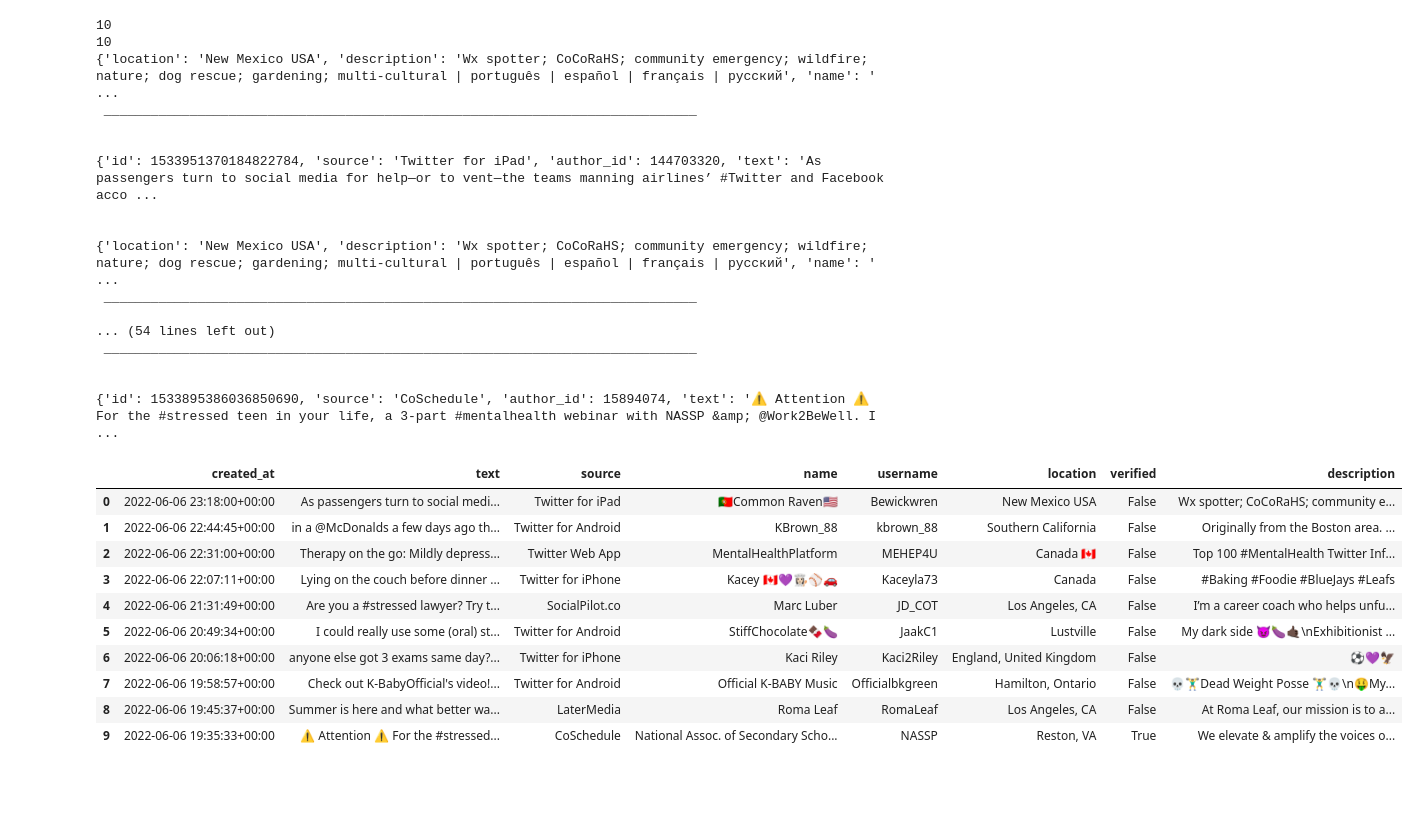
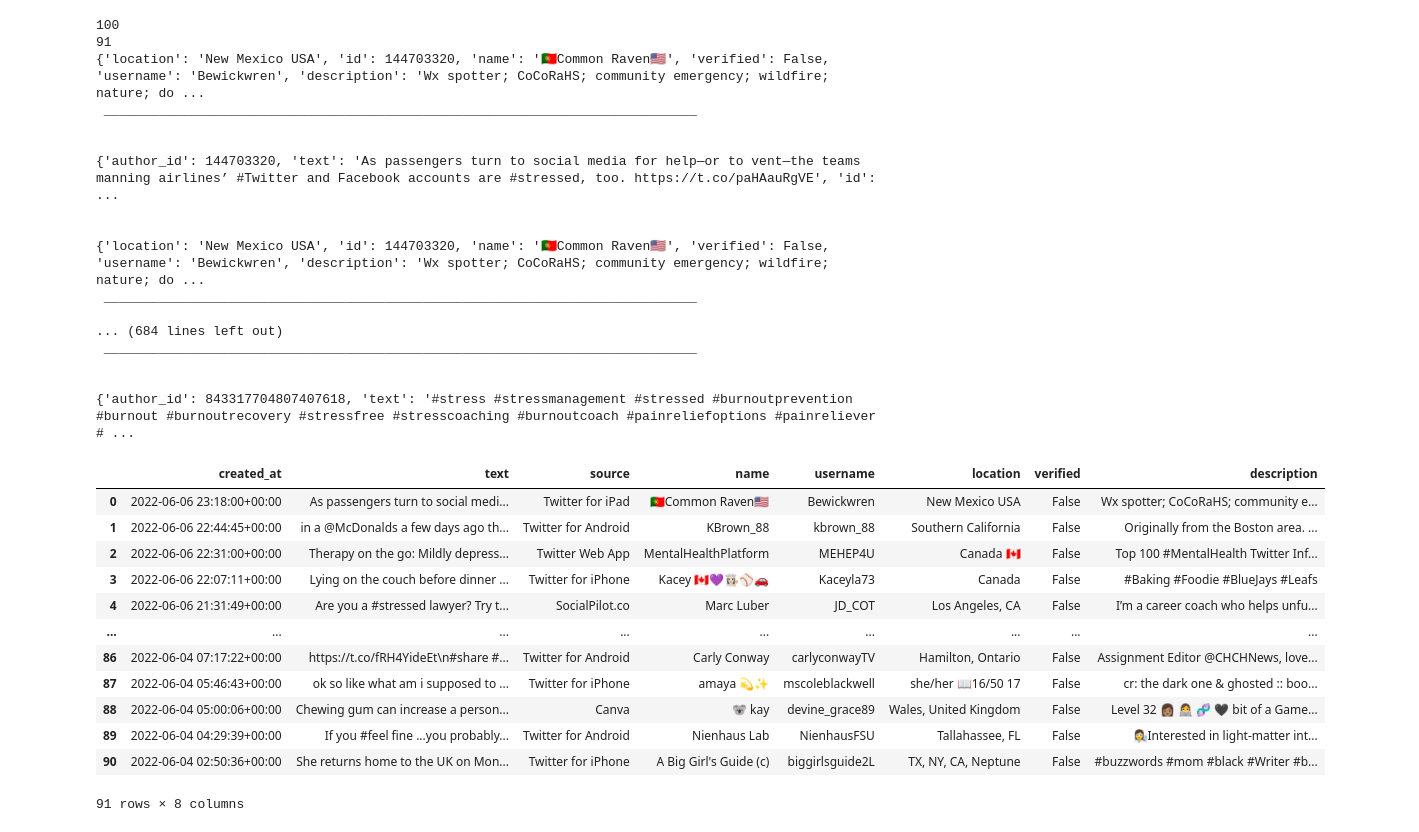
Before and after one commit to kclaudeeager/Natural-Language-Processing-to-Understand-Peer-Reactions-to-Expressions-of-Stress, a Jupyter notebook: main.ipynb, the cells around one changed output. Cells and saved outputs as stored; diff of their text form; code cells hidden in the pictures; blank space fills up the shorter version.

Commit message:
returning 100 data

```diff
--- a/main.ipynb
+++ b/main.ipynb
@@ -19,7 +19,7 @@ tweets = client.search_recent_tweets(query=query,
                                      end_time=end_time,
                                      tweet_fields = ["created_at", "text", "source"],
                                      user_fields = ["name", "username", "location", "verified", "description"],
-                                     max_results = 10,
+                                     max_results = 100,
                                      expansions='author_id'
                                      )
 # tweet specific info
@@ -39,57 +39,59 @@ for tweet in tweets.data:
 # first_tweet = tweets.data[0]
 # dict(first_tweet)
 # %% [output]
-10
-10
-{'location': 'New Mexico USA', 'description': 'Wx spotter; CoCoRaHS; community emergency; wildfire; nature; dog rescue; gardening; multi-cultural | português | español | français | русский', 'name': ' ...
+100
+91
+{'location': 'New Mexico USA', 'id': 144703320, 'name': '🇵🇹Common Raven🇺🇸', 'verified': False, 'username': 'Bewickwren', 'description': 'Wx spotter; CoCoRaHS; community emergency; wildfire; nature; do ...
  ____________________________________________________________________________
 
 
-{'id': 1533951370184822784, 'source': 'Twitter for iPad', 'author_id': 144703320, 'text': 'As passengers turn to social media for help—or to vent—the teams manning airlines’ #Twitter and Facebook acco ...
+{'author_id': 144703320, 'text': 'As passengers turn to social media for help—or to vent—the teams manning airlines’ #Twitter and Facebook accounts are #stressed, too. https://t.co/paHAauRgVE', 'id':  ...
 
 
-{'location': 'New Mexico USA', 'description': 'Wx spotter; CoCoRaHS; community emergency; wildfire; nature; dog rescue; gardening; multi-cultural | português | español | français | русский', 'name': ' ...
+{'location': 'New Mexico USA', 'id': 144703320, 'name': '🇵🇹Common Raven🇺🇸', 'verified': False, 'username': 'Bewickwren', 'description': 'Wx spotter; CoCoRaHS; community emergency; wildfire; nature; do ...
  ____________________________________________________________________________
 
-... (54 lines left out)
+... (684 lines left out)
  ____________________________________________________________________________
 
 
-{'id': 1533895386036850690, 'source': 'CoSchedule', 'author_id': 15894074, 'text': '⚠️ Attention ⚠️ For the #stressed teen in your life, a 3-part #mentalhealth webinar with NASSP &amp; @Work2BeWell. I ...
+{'author_id': 843317704807407618, 'text': '#stress #stressmanagement #stressed #burnoutprevention #burnout #burnoutrecovery #stressfree #stresscoaching #burnoutcoach #painreliefoptions #painreliever # ...
 # %%
 # import the pandas library
 import pandas as pd
 
 # create a list of records
 tweet_info_ls = []
 
 # iterate over each tweet and corresponding user details
 for tweet, user in zip(tweets.data, tweets.includes['users']):
     tweet_info = {
         'created_at': tweet.created_at,
         'text': tweet.text,
         'source': tweet.source,
         'name': user.name,
         'username': user.username,
         'location': user.location,
         'verified': user.verified,
         'description': user.description
     }
     tweet_info_ls.append(tweet_info)
 
 # create dataframe from the extracted records
 tweets_df = pd.DataFrame(tweet_info_ls)
 # display the dataframe
-tweets_df.head(10)
+tweets_df.head(100)
 # %% [output]
 |  | created_at | text | source | name | username | location | verified | description |
 | 0 | 2022-06-06 23:18:00+00:00 | As passengers turn to social medi... | Twitter for iPad | 🇵🇹Common Raven🇺🇸 | Bewickwren | New Mexico USA | False | Wx spotter; CoCoRaHS; community e... |
 | 1 | 2022-06-06 22:44:45+00:00 | in a @McDonalds a few days ago th... | Twitter for Android | KBrown_88 | kbrown_88 | Southern California | False | Originally from the Boston area. ... |
 | 2 | 2022-06-06 22:31:00+00:00 | Therapy on the go: Mildly depress... | Twitter Web App | MentalHealthPlatform | MEHEP4U | Canada 🇨🇦 | False | Top 100 #MentalHealth Twitter Inf... |
 | 3 | 2022-06-06 22:07:11+00:00 | Lying on the couch before dinner ... | Twitter for iPhone | Kacey 🇨🇦💜👩🏻‍🍳⚾️🚗 | Kaceyla73 | Canada | False | #Baking #Foodie #BlueJays #Leafs |
 | 4 | 2022-06-06 21:31:49+00:00 | Are you a #stressed lawyer? Try t... | SocialPilot.co | Marc Luber | JD_COT | Los Angeles, CA | False | I’m a career coach who helps unfu... |
-| 5 | 2022-06-06 20:49:34+00:00 | I could really use some (oral) st... | Twitter for Android | StiffChocolate🍫🍆 | JaakC1 | Lustville | False | My dark side 😈🍆🤙🏿\nExhibitionist ... |
-| 6 | 2022-06-06 20:06:18+00:00 | anyone else got 3 exams same day?... | Twitter for iPhone | Kaci Riley | Kaci2Riley | England, United Kingdom | False | ⚽️💜🦅 |
-| 7 | 2022-06-06 19:58:57+00:00 | Check out K-BabyOfficial's video!... | Twitter for Android | Official K-BABY Music | Officialbkgreen | Hamilton, Ontario | False | 💀🏋‍♂️Dead Weight Posse 🏋‍♂️💀\n🤑My... |
-| 8 | 2022-06-06 19:45:37+00:00 | Summer is here and what better wa... | LaterMedia | Roma Leaf | RomaLeaf | Los Angeles, CA | False | At Roma Leaf, our mission is to a... |
-| 9 | 2022-06-06 19:35:33+00:00 | ⚠️ Attention ⚠️ For the #stressed... | CoSchedule | National Assoc. of Secondary Scho... | NASSP | Reston, VA | True | We elevate & amplify the voices o... |
+| ... | ... | ... | ... | ... | ... | ... | ... | ... |
+| 86 | 2022-06-04 07:17:22+00:00 | https://t.co/fRH4YideEt\n#share #... | Twitter for Android | Carly Conway | carlyconwayTV | Hamilton, Ontario | False | Assignment Editor @CHCHNews, love... |
+| 87 | 2022-06-04 05:46:43+00:00 | ok so like what am i supposed to ... | Twitter for iPhone | amaya 💫✨ | mscoleblackwell | she/her 📖16/50 17 | False | cr: the dark one & ghosted :: boo... |
+| 88 | 2022-06-04 05:00:06+00:00 | Chewing gum can increase a person... | Canva | 🐨 kay | devine_grace89 | Wales, United Kingdom | False | Level 32 👩🏽 👩‍💻 🧬 🖤 bit of a Game... |
+| 89 | 2022-06-04 04:29:39+00:00 | If you #feel fine ...you probably... | Twitter for Android | Nienhaus Lab | NienhausFSU | Tallahassee, FL | False | 👩‍🔬Interested in light-matter int... |
+| 90 | 2022-06-04 02:50:36+00:00 | She returns home to the UK on Mon... | Twitter for iPhone | A Big Girl's Guide (c) | biggirlsguide2L | TX, NY, CA, Neptune | False | #buzzwords #mom #black #Writer #b... |
+91 rows × 8 columns
```
Also changed, not shown: 1 other file.
